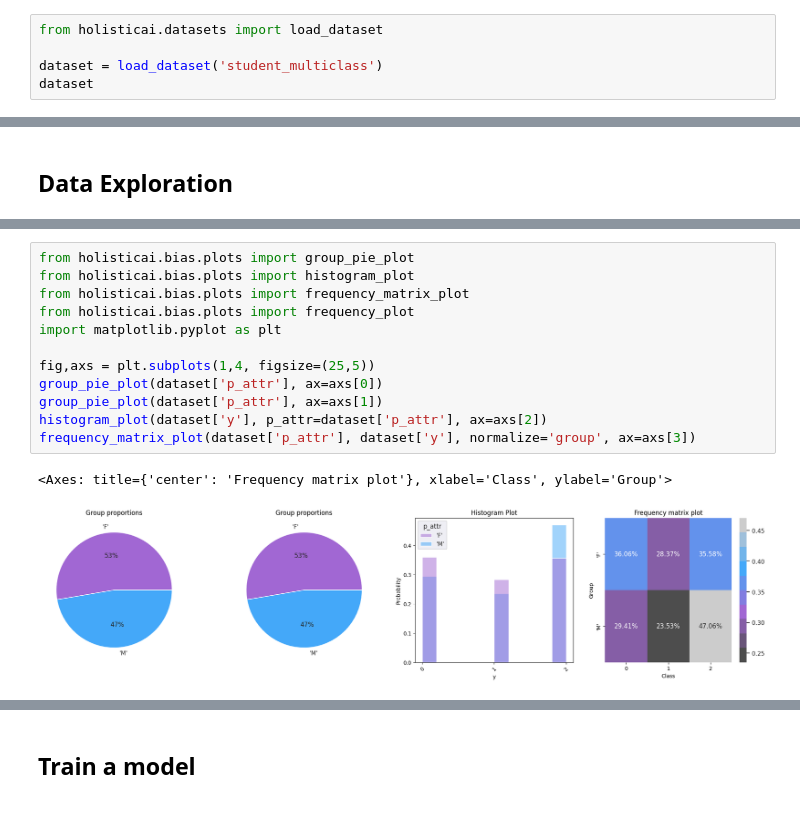
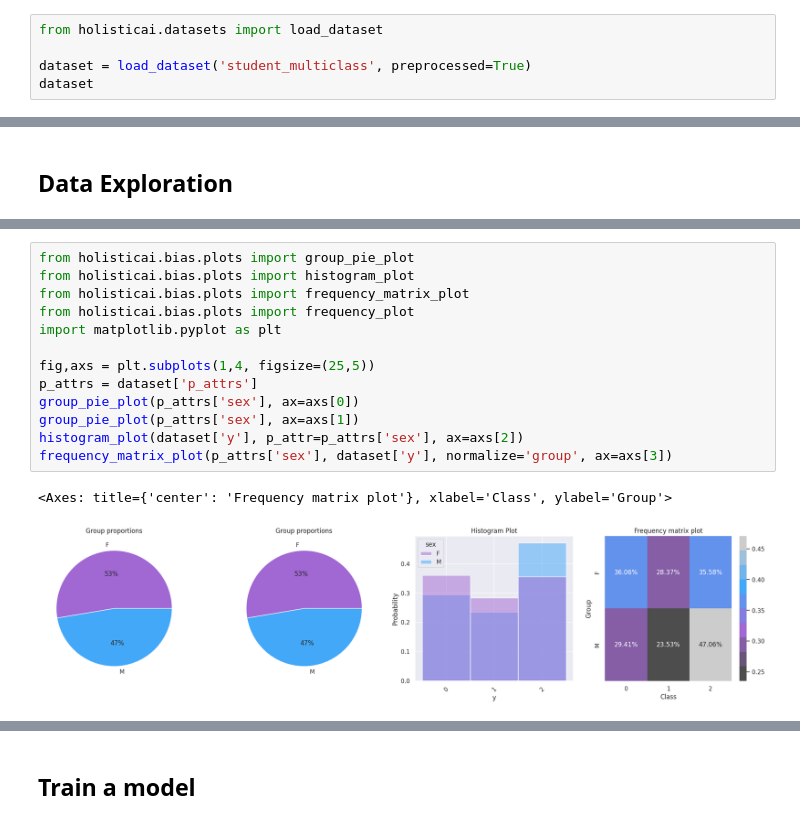
Before and after one commit to holistic-ai/holisticai, a Jupyter notebook: tutorials/bias/measuring_bias/measuring_bias_multiclass.ipynb, the cells around one changed output, grey strips where cells are left out. Drawn from its saved outputs; the diff is of its cells as text.

Commit message:
fix: outdate tutorials and adding metadata visualization to dataset

```diff
--- a/tutorials/bias/measuring_bias/measuring_bias_multiclass.ipynb
+++ b/tutorials/bias/measuring_bias/measuring_bias_multiclass.ipynb
@@ -26,6 +26,6 @@ The student dataset can be easily
 # %%
 from holisticai.datasets import load_dataset
 
-dataset = load_dataset('student_multiclass')
+dataset = load_dataset('student_multiclass', preprocessed=True)
 dataset
 # %% [output]
@@ -53,16 +51,17 @@ Name: p_attr, Length: 395, dtype: object
 # %%
 from holisticai.bias.plots import group_pie_plot
 from holisticai.bias.plots import histogram_plot
 from holisticai.bias.plots import frequency_matrix_plot
 from holisticai.bias.plots import frequency_plot
 import matplotlib.pyplot as plt
 
 fig,axs = plt.subplots(1,4, figsize=(25,5))
-group_pie_plot(dataset['p_attr'], ax=axs[0])
-group_pie_plot(dataset['p_attr'], ax=axs[1])
-histogram_plot(dataset['y'], p_attr=dataset['p_attr'], ax=axs[2])
-frequency_matrix_plot(dataset['p_attr'], dataset['y'], normalize='group', ax=axs[3])
+p_attrs = dataset['p_attrs']
+group_pie_plot(p_attrs['sex'], ax=axs[0])
+group_pie_plot(p_attrs['sex'], ax=axs[1])
+histogram_plot(dataset['y'], p_attr=p_attrs['sex'], ax=axs[2])
+frequency_matrix_plot(p_attrs['sex'], dataset['y'], normalize='group', ax=axs[3])
 # %% [output]
 <Axes: title={'center': 'Frequency matrix plot'}, xlabel='Class', ylabel='Group'>
-[figure, old version]
+[figure, new version]
 # %%
```
Also changed, not shown: parts of 14 cells of this notebook, 15 other files.
